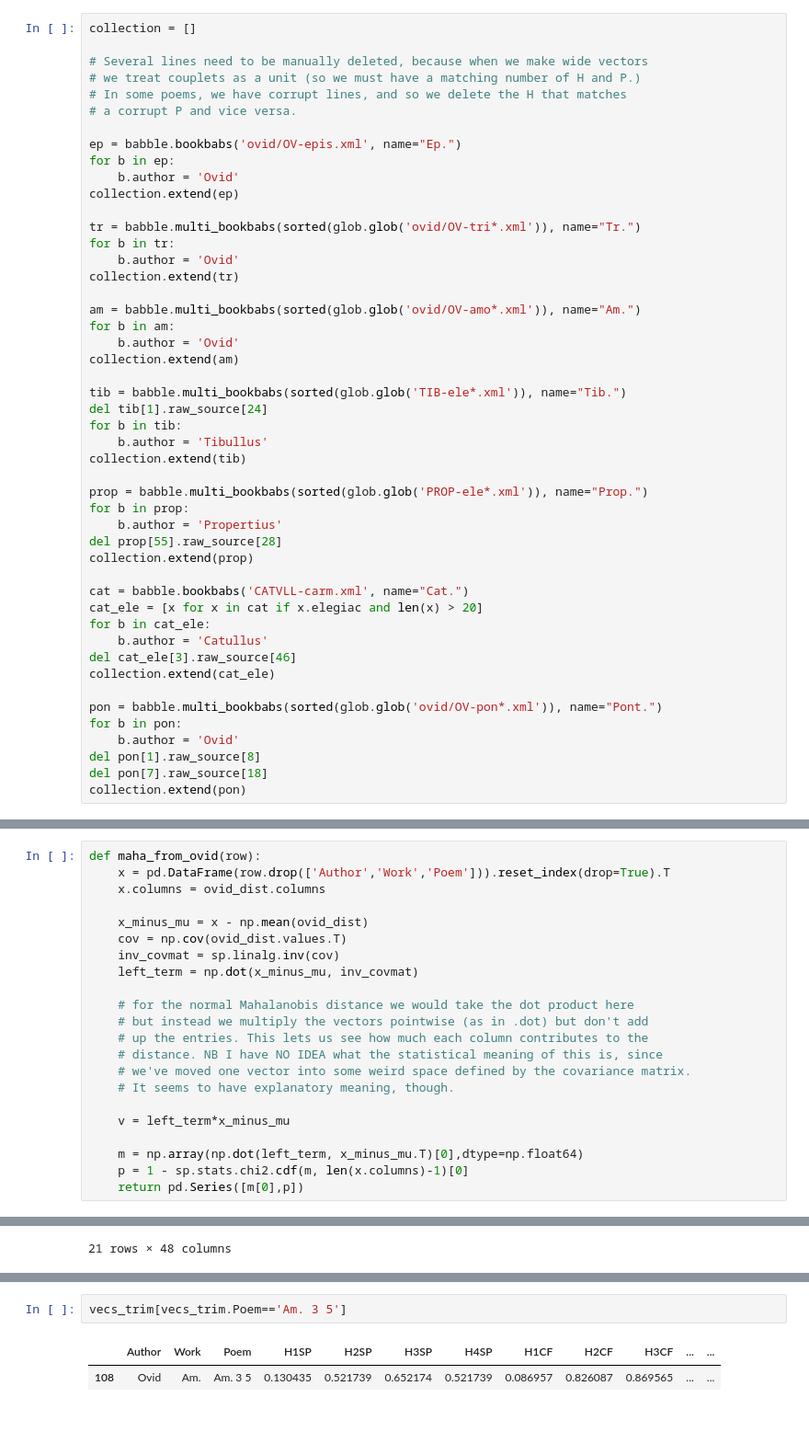
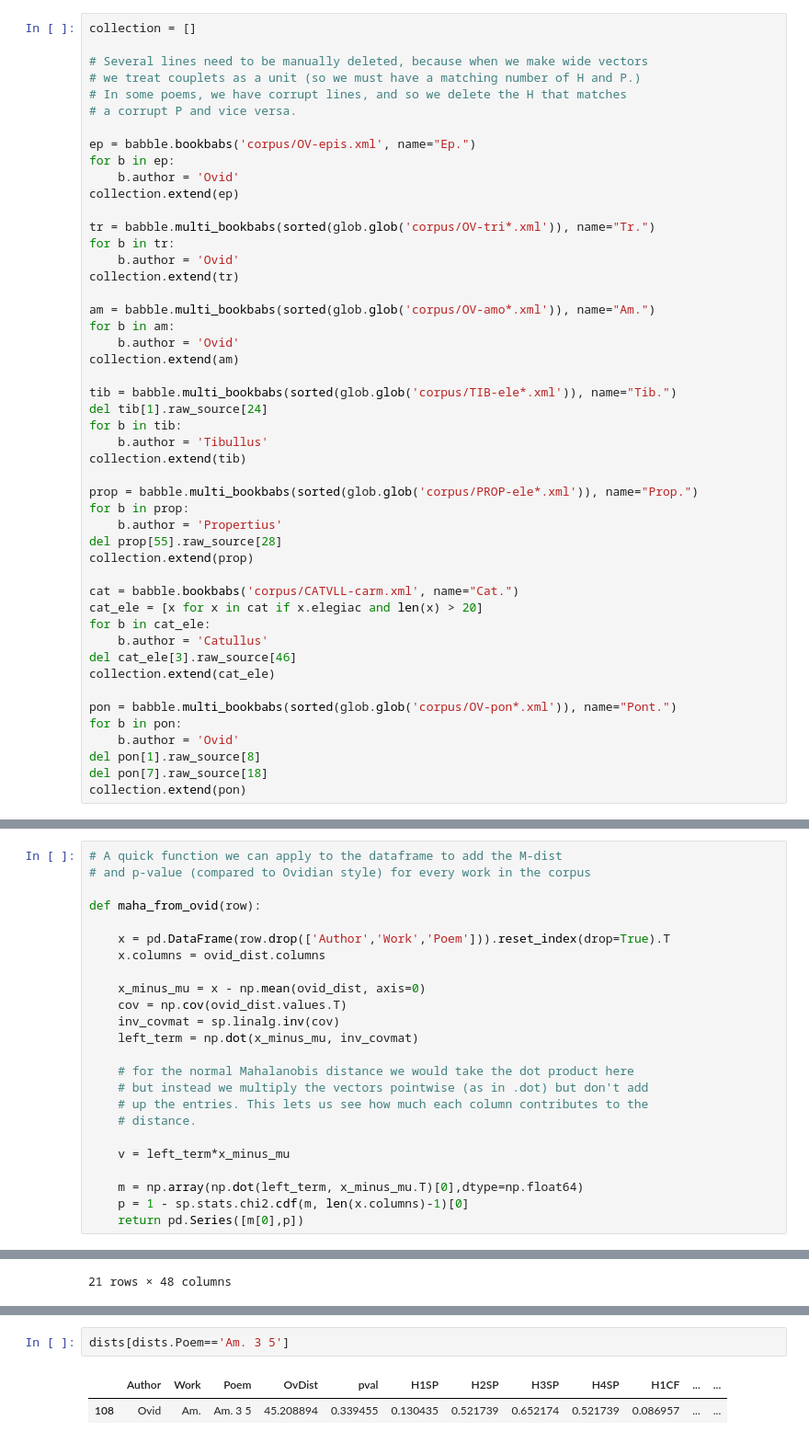
Before and after one commit to bnagy/heroides-paper, a Jupyter notebook: repro/eleg_maha.ipynb, the cells around one changed output, grey strips where cells are left out. Shown at 92% size. Cells and saved outputs as stored; diff of their text form.

```diff
--- a/repro/eleg_maha.ipynb
+++ b/repro/eleg_maha.ipynb
@@ -17,41 +21,41 @@ collection = []
 # In some poems, we have corrupt lines, and so we delete the H that matches
 # a corrupt P and vice versa.
 
-ep = babble.bookbabs('ovid/OV-epis.xml', name="Ep.")
+ep = babble.bookbabs('corpus/OV-epis.xml', name="Ep.")
 for b in ep:
     b.author = 'Ovid'
 collection.extend(ep)
 
-tr = babble.multi_bookbabs(sorted(glob.glob('ovid/OV-tri*.xml')), name="Tr.")
+tr = babble.multi_bookbabs(sorted(glob.glob('corpus/OV-tri*.xml')), name="Tr.")
 for b in tr:
     b.author = 'Ovid'
 collection.extend(tr)
 
-am = babble.multi_bookbabs(sorted(glob.glob('ovid/OV-amo*.xml')), name="Am.")
+am = babble.multi_bookbabs(sorted(glob.glob('corpus/OV-amo*.xml')), name="Am.")
 for b in am:
     b.author = 'Ovid'
 collection.extend(am)
 
-tib = babble.multi_bookbabs(sorted(glob.glob('TIB-ele*.xml')), name="Tib.")
+tib = babble.multi_bookbabs(sorted(glob.glob('corpus/TIB-ele*.xml')), name="Tib.")
 del tib[1].raw_source[24]
 for b in tib:
     b.author = 'Tibullus'
 collection.extend(tib)
 
-prop = babble.multi_bookbabs(sorted(glob.glob('PROP-ele*.xml')), name="Prop.")
+prop = babble.multi_bookbabs(sorted(glob.glob('corpus/PROP-ele*.xml')), name="Prop.")
 for b in prop:
     b.author = 'Propertius'
 del prop[55].raw_source[28]
 collection.extend(prop)
 
-cat = babble.bookbabs('CATVLL-carm.xml', name="Cat.")
+cat = babble.bookbabs('corpus/CATVLL-carm.xml', name="Cat.")
 cat_ele = [x for x in cat if x.elegiac and len(x) > 20]
 for b in cat_ele:
     b.author = 'Catullus'
 del cat_ele[3].raw_source[46]
 collection.extend(cat_ele)
 
-pon = babble.multi_bookbabs(sorted(glob.glob('ovid/OV-pon*.xml')), name="Pont.")
+pon = babble.multi_bookbabs(sorted(glob.glob('corpus/OV-pon*.xml')), name="Pont.")
 for b in pon:
     b.author = 'Ovid'
 del pon[1].raw_source[8]
@@ -164,9 +199,13 @@ prop = vecs_trim[vecs_trim.Author=="Propertius"]
 # %%
+# A quick function we can apply to the dataframe to add the M-dist
+# and p-value (compared to Ovidian style) for every work in the corpus
+
 def maha_from_ovid(row):
+
     x = pd.DataFrame(row.drop(['Author','Work','Poem'])).reset_index(drop=True).T
     x.columns = ovid_dist.columns
 
-    x_minus_mu = x - np.mean(ovid_dist)
+    x_minus_mu = x - np.mean(ovid_dist, axis=0)
     cov = np.cov(ovid_dist.values.T)
     inv_covmat = sp.linalg.inv(cov)
     left_term = np.dot(x_minus_mu, inv_covmat)
@@ -174,9 +213,7 @@ def maha_from_ovid(row):
     # for the normal Mahalanobis distance we would take the dot product here
     # but instead we multiply the vectors pointwise (as in .dot) but don't add
     # up the entries. This lets us see how much each column contributes to the
-    # distance. NB I have NO IDEA what the statistical meaning of this is, since
-    # we've moved one vector into some weird space defined by the covariance matrix.
-    # It seems to have explanatory meaning, though.
+    # distance.
 
     v = left_term*x_minus_mu
 
@@ -295,5 +299,5 @@ dists[dists.Work == 'Ep.'].sort_values(by='OvDist')
 # %%
-vecs_trim[vecs_trim.Poem=='Am. 3 5']
+dists[dists.Poem=='Am. 3 5']
 # %% [output]
-|  | Author | Work | Poem | H1SP | H2SP | H3SP | H4SP | H1CF | H2CF | H3CF | ... | ... |
-| 108 | Ovid | Am. | Am. 3 5 | 0.130435 | 0.521739 | 0.652174 | 0.521739 | 0.086957 | 0.826087 | 0.869565 | ... | ... |
+|  | Author | Work | Poem | OvDist | pval | H1SP | H2SP | H3SP | H4SP | H1CF | ... | ... |
+| 108 | Ovid | Am. | Am. 3 5 | 45.208894 | 0.339455 | 0.130435 | 0.521739 | 0.652174 | 0.521739 | 0.086957 | ... | ... |
```
Also changed, not shown: parts of 22 cells of this notebook, 2 other files.
